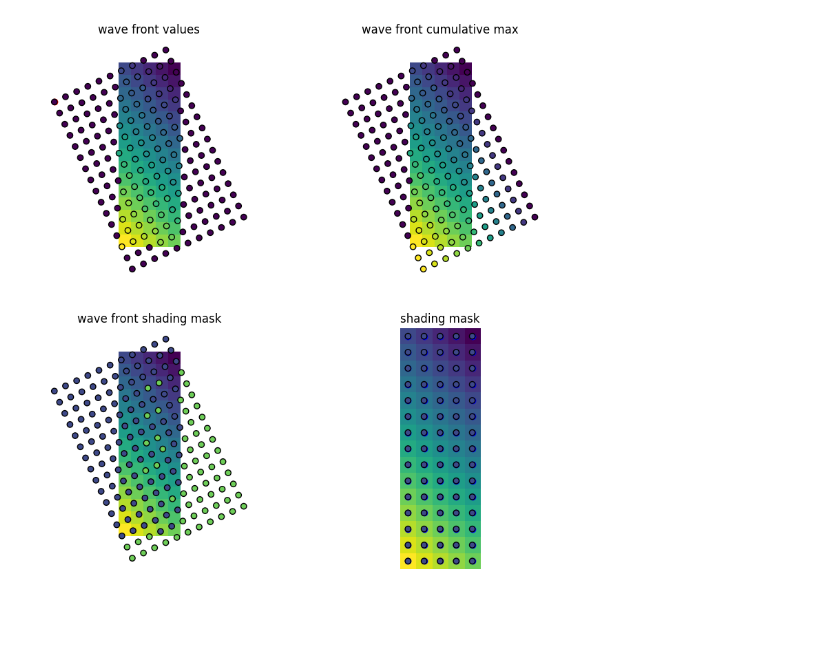
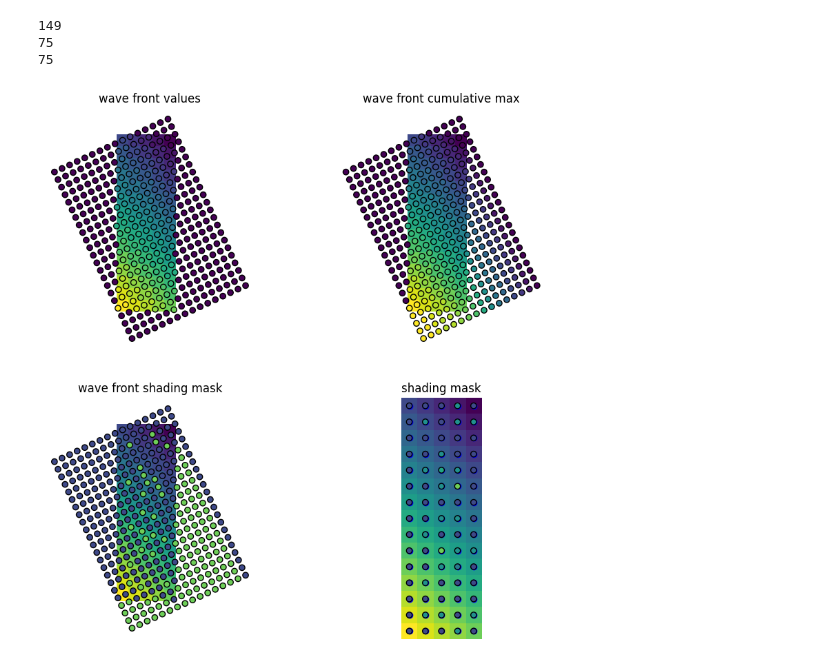
Before and after one commit to dankluskiewicz/insolation_model, a Jupyter notebook: development/wave_front.ipynb, the cells around one changed output. Drawn from its saved outputs; the diff is of its cells as text; code cells hidden in the pictures; blank space fills up the shorter version.

Commit message:
fix wave front spacing

```diff
--- a/development/wave_front.ipynb
+++ b/development/wave_front.ipynb
@@ -26,22 +26,45 @@ dem = make_dem_with_gradients(grad_x, grad_y, dx, dx, n_rows, n_cols)
 azimuth = 25
 
 
-i0, j0 = _find_wave_front_origin(n_rows, azimuth)
-
-
 Fi, Fj = _make_wave_front(n_rows, n_cols, azimuth)
 Fi_rounded = np.round(Fi).astype(int)
 Fj_rounded = np.round(Fj).astype(int)
 
-valid_indices_on_front = (Fi_rounded >= 0) & (Fj_rounded >= 0) & (Fi_rounded < n_rows) & (Fj_rounded < n_cols)
+valid_indices_on_front = (
+    (Fi_rounded >= 0)
+    & (Fj_rounded >= 0)
+    & (Fi_rounded < n_rows)
+    & (Fj_rounded < n_cols)
+)
 values = 0 * Fi - 9999
-values[valid_indices_on_front] = dem.arr[Fi_rounded[valid_indices_on_front], Fj_rounded[valid_indices_on_front]]
+values[valid_indices_on_front] = dem.arr[
+    Fi_rounded[valid_indices_on_front], Fj_rounded[valid_indices_on_front]
+]
 
 cummax = np.maximum.accumulate(values, axis=0)
 shade_mask_on_front = (values < cummax).astype(int)
 
 shade_mask = np.zeros_like(dem.arr)
-# shade_mask[Fi_rounded[valid_indices_on_front], Fj_rounded[valid_indices_on_front]] = shade_mask_on_front
+fi = Fi_rounded[valid_indices_on_front]
+fj = Fj_rounded[valid_indices_on_front]
+fmask = shade_mask_on_front[valid_indices_on_front]
+
+pairs = np.column_stack((fi, fj))
+unique_pairs, inverse = np.unique(pairs, axis=0, return_inverse=True)
+print(len(pairs))
+print(len(unique_pairs))
+print(n_rows * n_cols)
+pairs_i, pairs_j = unique_pairs.T
+
+n_pairs = len(unique_pairs)
+sums = np.bincount(inverse, weights=fmask, minlength=n_pairs)
+counts = np.bincount(inverse, minlength=n_pairs)
+fmaskbar = sums / counts
+shade_mask[pairs_i, pairs_j] = fmaskbar
+# %% [output]
+149
+75
+75
 # %%
 def plot_indices(I, J, ax, **kwargs):
     return ax.scatter(J + 0.5, -I - 0.5, **kwargs)
@@ -49,32 +72,31 @@ def plot_indices(I, J, ax, **kwargs):
 vmin, vmax = dem.arr.min(), dem.arr.max()
 
 Rj, Ri = np.meshgrid(
     np.linspace(0, n_cols - 1, n_cols), np.linspace(0, n_rows - 1, n_rows)
 )
 
 fig, axes = plt.subplots(2, 2, figsize=(10, 10))
 axes = axes.flatten()
 for ax in axes:
     vis.raster(dem, vmin=vmin, vmax=vmax, ax=ax)
     ax.set_axis_off()
 
 ax = axes[0]
 ax.set_title("wave front values")
-plot_indices(i0, j0, ax, color="red")
 plot_indices(Fi, Fj, ax, c=values, vmin=vmin, vmax=vmax, edgecolor="k")
 
 ax = axes[1]
 ax.set_title("wave front cumulative max")
 plot_indices(Fi, Fj, ax, c=cummax, vmin=vmin, vmax=vmax, edgecolor="k")
 
 ax = axes[2]
 ax.set_title("wave front shading mask")
 plot_indices(Fi, Fj, ax, c=shade_mask_on_front, vmin=vmin, vmax=vmax, edgecolor="k")
 
 ax = axes[3]
 ax.set_title("shading mask")
 plot_indices(Ri, Rj, ax, color="blue")
 plot_indices(Ri, Rj, ax, c=shade_mask, vmin=vmin, vmax=vmax, edgecolor="k")
 plt.show()
 # %% [output]
-[figure, old version]
+[figure, new version]
```
Also changed, not shown: parts of 1 cell of this notebook, 2 other files.
